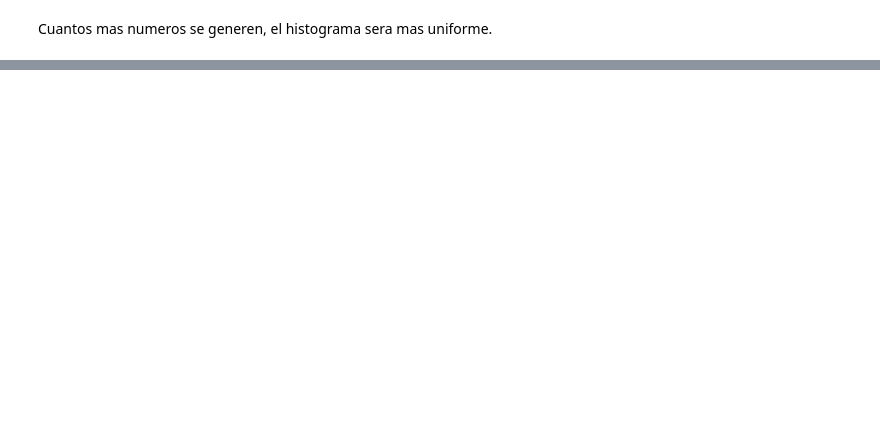
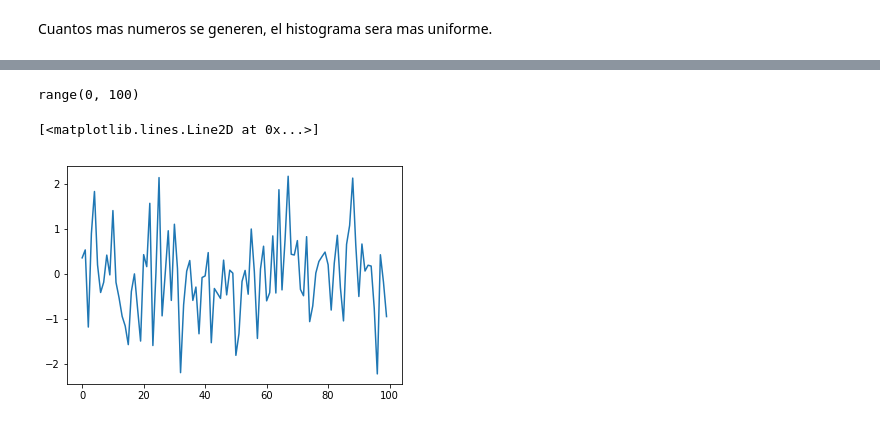
Before and after one commit to 00KuX/notebook-de-machine-learning, a Jupyter notebook: probabilidad y estadistica.ipynb, the cells around one changed output, grey strips where cells are left out. Drawn from its saved outputs; the diff is of its cells as text; code cells hidden in the pictures; blank space fills up the shorter version.

```diff
--- a/probabilidad y estadistica.ipynb
+++ b/probabilidad y estadistica.ipynb
@@ -25,0 +32,8 @@ Cuantos mas numeros se generen, el histograma sera mas uniforme.
+# %%
+x = range(0,100)
+print(x)
+plt.plot(x,data)
+# %% [output]
+range(0, 100)
+[<matplotlib.lines.Line2D at 0x...>]
+[figure, added]
```
Also changed, not shown: parts of 9 cells of this notebook.
